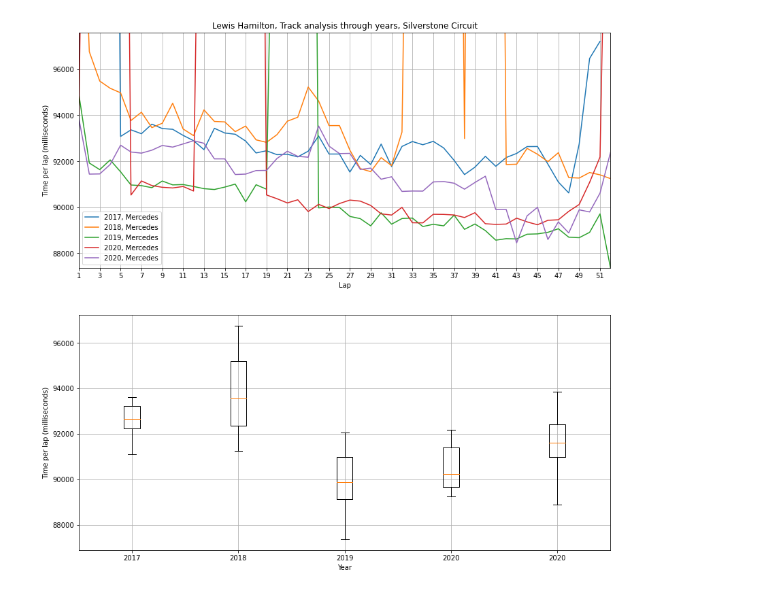
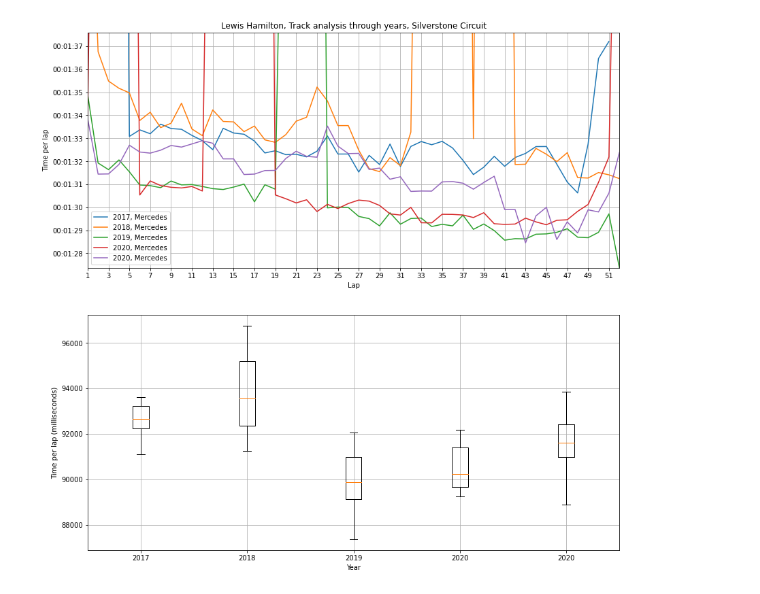
Before and after one commit to cnkndmr/formula1-data-analysis, a Jupyter notebook: src/03-driver_laptime_by_race.ipynb, the cells around one changed output. Saved outputs shown, nothing was run; the diff lists cells and outputs as text; code cells hidden in the pictures.

```diff
--- a/src/03-driver_laptime_by_race.ipynb
+++ b/src/03-driver_laptime_by_race.ipynb
@@ -43,42 +44,38 @@ for raceId in last_5_raceId:
     constructor_name = constructors_df[constructors_df.constructorId == constructorId].name.iloc[0]
     label = race_year + ', ' + constructor_name
     plt.plot(race_df.lap,
-             race_df.milliseconds,
+             pd.to_datetime(race_df.milliseconds, unit='ms'),
              label = label)
 
 plt.legend()
 race_df = lap_times_df[(lap_times_df.raceId.isin(last_5_raceId)) & (lap_times_df.driverId == driverId)].copy()
 plt.xlim(race_df["lap"].values.min(),
          race_df["lap"].values.max())
-q1 = race_df.milliseconds.quantile(0.25)
-q3 = race_df.milliseconds.quantile(0.75)
-cons = (q3 - q1) * 1.5
-high_lim = q3 + cons
-low_lim = q1 - cons
-plt.ylim(race_df.milliseconds.min(),
-         high_lim)
+high_lim = race_df.milliseconds.quantile(0.75) + iqr(race_df.milliseconds) * 1.5
+min_ms_value = race_df.milliseconds.min()
+plt.ylim(pd.to_datetime([min_ms_value, high_lim] , unit='ms'))
 plt.xticks(np.arange(race_df["lap"].values.min(), race_df["lap"].values.max()+1, 2.0))
 driver_forename = drivers_df[drivers_df.driverRef == driverRef].forename.iloc[0]
 driver_surname = drivers_df[drivers_df.driverRef == driverRef].surname.iloc[0]
 circuit_name = circuits_df[circuits_df.circuitRef == circuitRef].name.iloc[0]
 plt.title(driver_forename + ' ' + driver_surname + ', Track analysis through years, ' + circuit_name)
 plt.grid()
 plt.xlabel('Lap')
-plt.ylabel('Time per lap (milliseconds)')
+plt.ylabel('Time per lap')
 
 plt.subplot(2, 1, 2)
 
 for count ,raceId in enumerate(last_5_raceId):
     race_df = lap_times_df[(lap_times_df.raceId == raceId) & (lap_times_df.driverId == driverId)].copy()
     race_year = str(races_df[races_df.raceId == raceId].year.iloc[0])
     plt.boxplot(race_df.milliseconds,
             showfliers=False,
             labels=[race_year],
             positions=[count + 1])
 
 plt.xlabel('Year')
 plt.ylabel('Time per lap (milliseconds)')
 plt.grid()
 plt.show()
 # %% [output]
-[figure, old version]
+[figure, new version]
```
Also changed, not shown: parts of 1 cell of this notebook.
